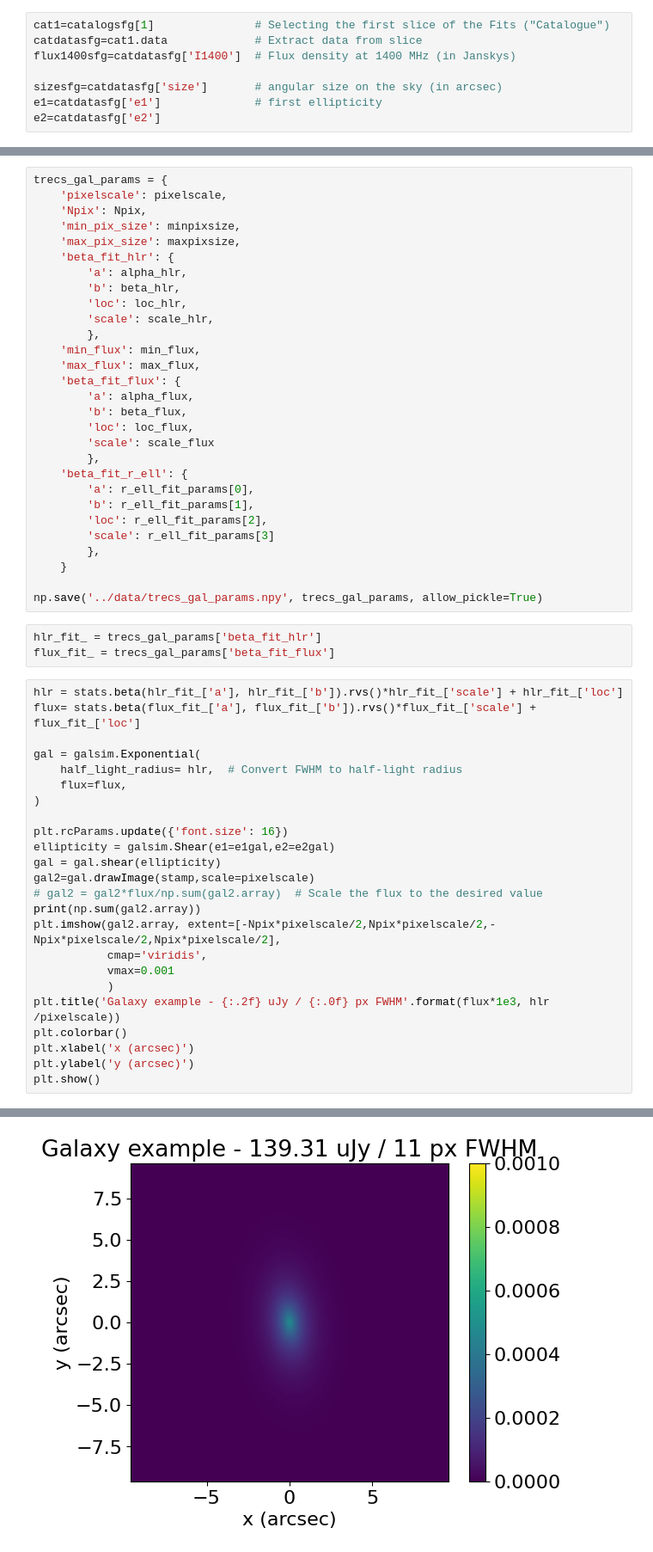
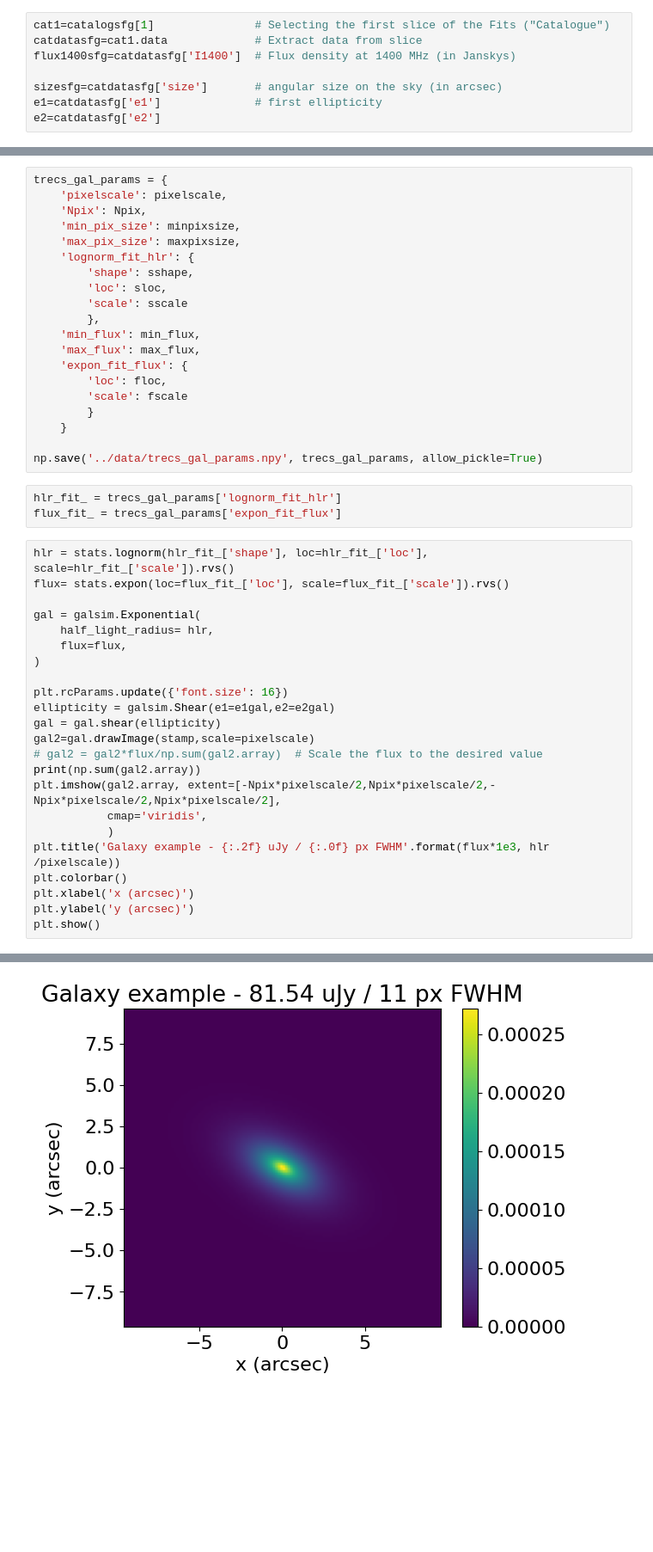
Before and after one commit to CentofantiEze/Radio_WL_Generative_Forward_Model, a Jupyter notebook: notebooks/trecs_obs.ipynb, the cells around one changed output, grey strips where cells are left out. Shown at 86% size. Cells and saved outputs as stored; diff of their text form; blank space fills up the shorter version.

Commit message:
Fit TRECS flux-hlr distributions.

```diff
--- a/notebooks/trecs_obs.ipynb
+++ b/notebooks/trecs_obs.ipynb
@@ -247,38 +230,29 @@ trecs_gal_params = {
     'Npix': Npix,
     'min_pix_size': minpixsize,
     'max_pix_size': maxpixsize,
-    'beta_fit_hlr': {
-        'a': alpha_hlr,
-        'b': beta_hlr,
-        'loc': loc_hlr,
-        'scale': scale_hlr,
+    'lognorm_fit_hlr': {
+        'shape': sshape,
+        'loc': sloc,
+        'scale': sscale
         },
     'min_flux': min_flux,
     'max_flux': max_flux,
-    'beta_fit_flux': {
-        'a': alpha_flux,
-        'b': beta_flux,
-        'loc': loc_flux,
-        'scale': scale_flux
-        },
-    'beta_fit_r_ell': {
-        'a': r_ell_fit_params[0],
-        'b': r_ell_fit_params[1],
-        'loc': r_ell_fit_params[2],
-        'scale': r_ell_fit_params[3]
-        },
+    'expon_fit_flux': {
+        'loc': floc,
+        'scale': fscale
+        }
     }
 
 np.save('../data/trecs_gal_params.npy', trecs_gal_params, allow_pickle=True)
 # %%
-hlr_fit_ = trecs_gal_params['beta_fit_hlr']
-flux_fit_ = trecs_gal_params['beta_fit_flux']
+hlr_fit_ = trecs_gal_params['lognorm_fit_hlr']
+flux_fit_ = trecs_gal_params['expon_fit_flux']
 # %%
-hlr = stats.beta(hlr_fit_['a'], hlr_fit_['b']).rvs()*hlr_fit_['scale'] + hlr_fit_['loc']
-flux= stats.beta(flux_fit_['a'], flux_fit_['b']).rvs()*flux_fit_['scale'] + flux_fit_['loc']
+hlr = stats.lognorm(hlr_fit_['shape'], loc=hlr_fit_['loc'], scale=hlr_fit_['scale']).rvs()
+flux= stats.expon(loc=flux_fit_['loc'], scale=flux_fit_['scale']).rvs()
 
 gal = galsim.Exponential(
-    half_light_radius= hlr,  # Convert FWHM to half-light radius
+    half_light_radius= hlr,
     flux=flux,
 )
 
@@ -290,7 +264,6 @@ gal2=gal.drawImage(stamp,scale=pixelscale)
 print(np.sum(gal2.array))
 plt.imshow(gal2.array, extent=[-Npix*pixelscale/2,Npix*pixelscale/2,-Npix*pixelscale/2,Npix*pixelscale/2],
            cmap='viridis',
-           vmax=0.001
            )
 plt.title('Galaxy example - {:.2f} uJy / {:.0f} px FWHM'.format(flux*1e3, hlr /pixelscale))
 plt.colorbar()
@@ -302 +275 @@ plt.show()
-[figure, old version]
+[figure, new version]
```
Also changed, not shown: parts of 15 cells of this notebook.
